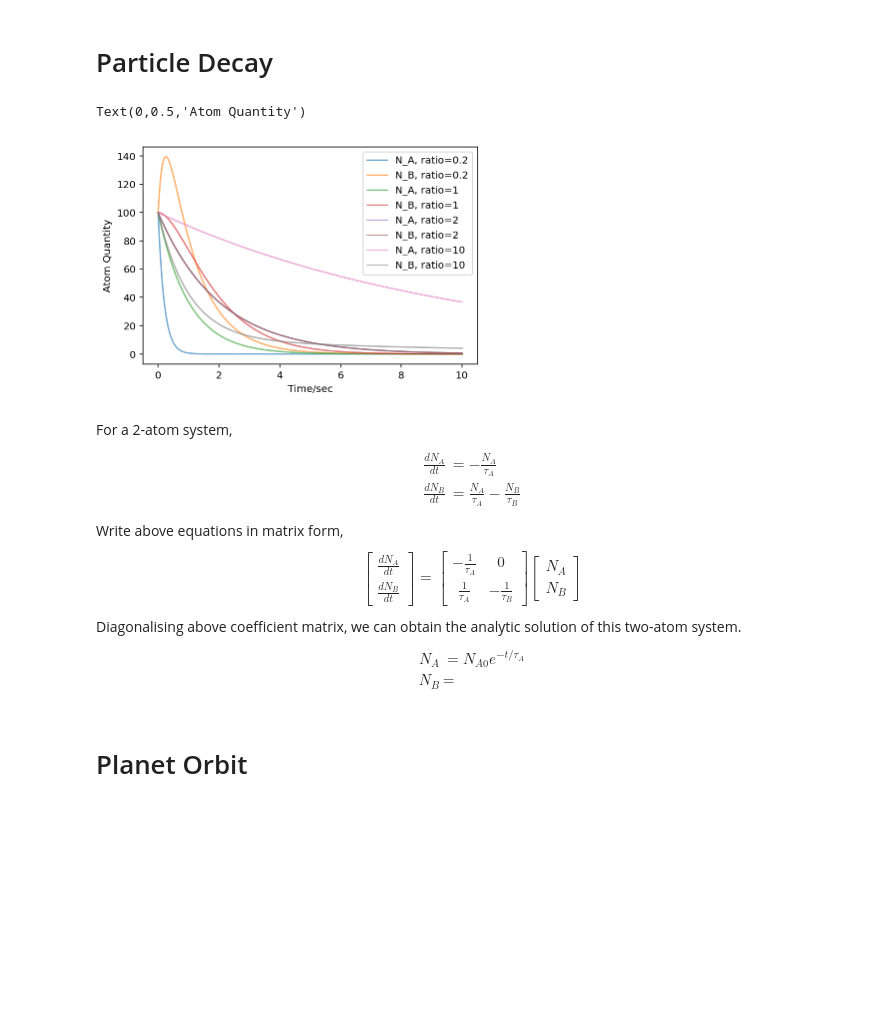
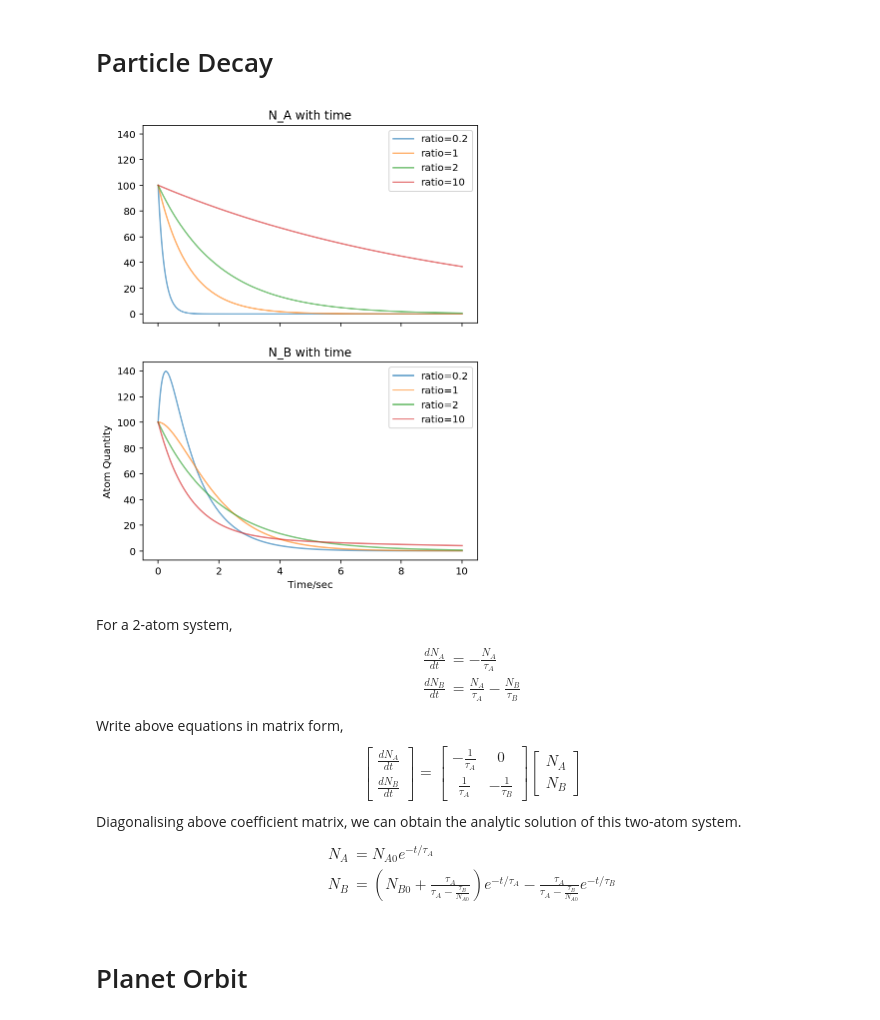
Before and after one commit to watertien/computational_physics, a Jupyter notebook: ODE_solver.ipynb, the cells around one changed output. Drawn from its saved outputs; the diff is of its cells as text; code cells hidden in the pictures; blank space fills up the shorter version.

```diff
--- a/ODE_solver.ipynb
+++ b/ODE_solver.ipynb
@@ -27,44 +27,46 @@ def multi_euler(t, df, f0, h, **kwargs):
     f = np.zeros((sample_n, len(f0)))
     f[0] = f0
 
     for i in range(1, sample_n):
         # Calculate next point with backward point
         f[i] = f[i-1] + df(f[i-1], **kwargs) * h
     return f
 
 
 def decay_2atoms(xs, **kwargs):
     """
     xs: array of size 2
     xs[0]: NA
     xs[1]: NB
 
     """
     tau_a, tau_b = kwargs["tau_a"], kwargs["tau_b"]
     return np.array([-xs[0]/tau_a, xs[0]/tau_a - xs[1]/tau_b])
 
 h = 1e-3
 t1 = 10
 t = np.arange(0, t1, h)
 f0 = [100, 100]
 # Set tau_b to 1, so change tau_a to obtain different ratio value
 ratio = [0.2, 1, 2, 10]
-# Create list of lines for legend use
-lines = []
 
-ax = plt.gca()
+fig, axs = plt.subplots(nrows=2, ncols=1, figsize=(6, 8),
+                        sharex="col", sharey="col")
 for tau_a in ratio:
     f = multi_euler((0, t1), decay_2atoms, f0, h, tau_a=tau_a, tau_b=1)
-    lines.extend(ax.plot(t, f, alpha=.6))
-    lines[-2].set_label(f"N_A, ratio={tau_a}")
-    lines[-1].set_label(f"N_B, ratio={tau_a}")
+    # Plot N_A
+    axs[0].plot(t, f[:,0], alpha=.6, label=f"ratio={tau_a}")
+    # Plot N_B
+    axs[1].plot(t, f[:,1], alpha=.6, label=f"ratio={tau_a}")
 
-plt.legend()
-plt.xlabel("Time/sec")
-plt.ylabel("Atom Quantity");
+axs[0].legend()
+axs[1].legend()
+axs[0].set_title("N_A with time")
+axs[1].set_title("N_B with time")
+axs[1].set_xlabel("Time/sec")
+axs[1].set_ylabel("Atom Quantity");
 # %% [output]
-Text(0,0.5,'Atom Quantity')
-[figure, old version]
+[figure, new version]
 # %% [markdown]
 For a 2-atom system,
 \begin{align}
@@ -90,7 +92,8 @@ Diagonalising above coefficient matrix, we can obtain the analytic
 solution of this two-atom system.
 \begin{align}
     N_A &= N_{A0} e^{-t/\tau_A}\\
-    N_B &=
+    N_B &= (N_{B0} + \frac{\tau_A}{\tau_A - \frac{\tau_B}{N_{A0}}}) e^{-t/\tau_A}%
+            - \frac{\tau_A}{\tau_A - \frac{\tau_B}{N_{A0}}}e^{-t/\tau_B}
 \end{align}
 # %% [markdown]
 # Planet Orbit
```
Also changed, not shown: parts of 5 cells of this notebook, 8 other files.
